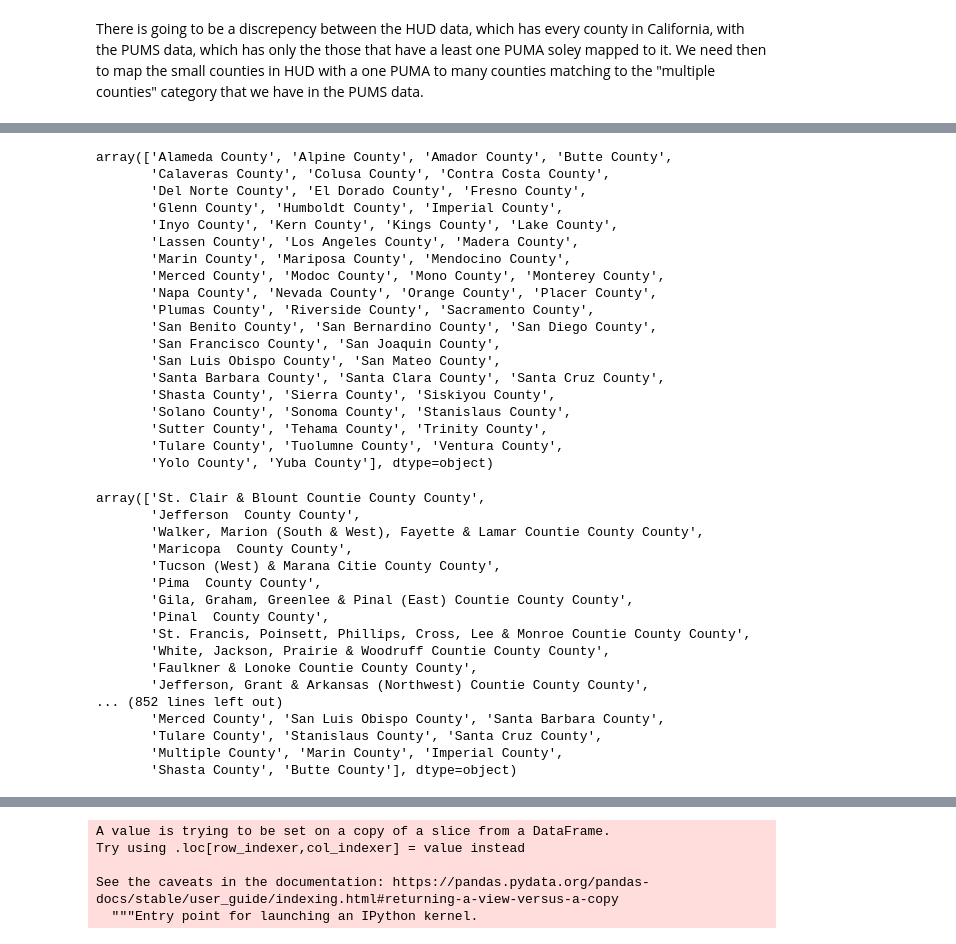
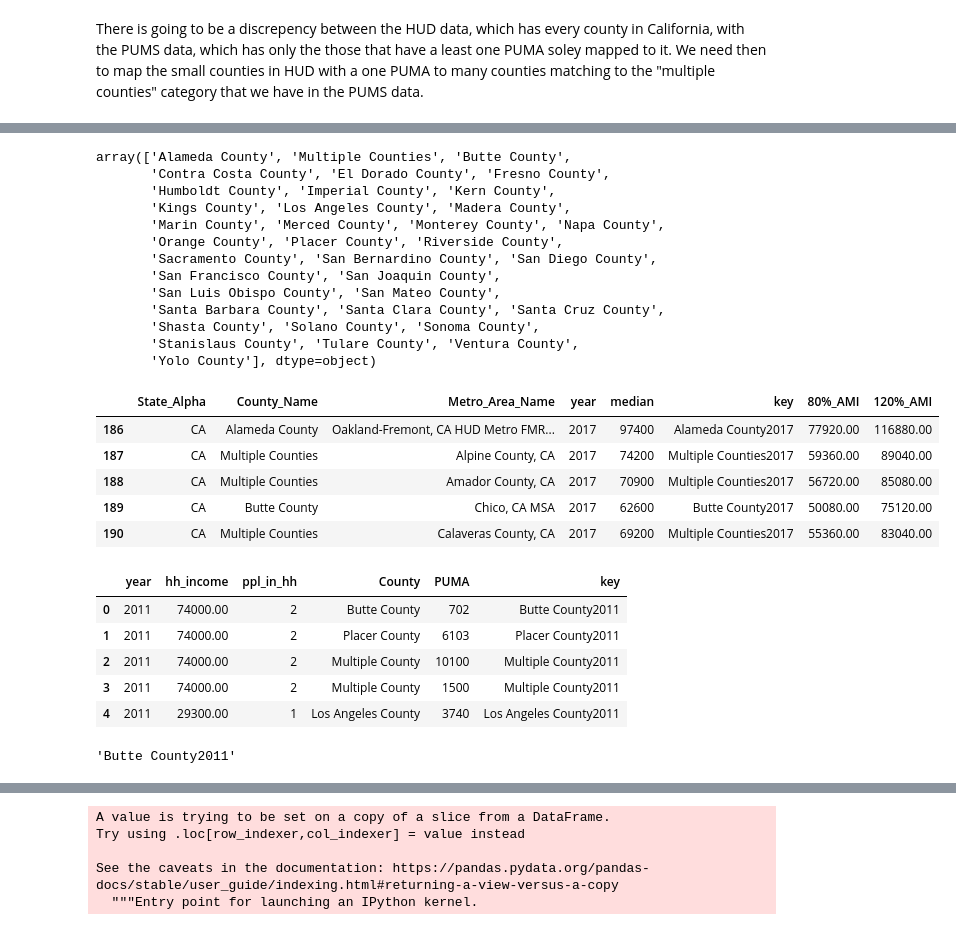
Before and after one commit to qunderriner/AMI_bands, a Jupyter notebook: AMI_Bands_Main_file_Clean-v2_12-7.ipynb, the cells around one changed output, grey strips where cells are left out. Cells and saved outputs as stored; diff of their text form; code cells hidden in the pictures.

```diff
--- a/AMI_Bands_Main_file_Clean-v2_12-7.ipynb
+++ b/AMI_Bands_Main_file_Clean-v2_12-7.ipynb
@@ -244,7 +214,12 @@ hud_set = set(df["County_Name"])#now want to map everything not present in this
 small_counties = hud_set.difference(pums_set)
 # %%
 def small_multiples(x):
+    """
+    This function returns "Multiple Counties" if county name is in the list of small counties, otherwise
+    keeps same value
+    """
     if x in small_counties:
         return "Multiple Counties"
     else:
         return x
+df["County_Name"] = df["County_Name"].apply(lambda x: small_multiples(x))
@@ -251,3 +235,2 @@ def small_multiples(x):
 # %%
-#df["County_Name"]
-df["County_Name"]df["County_Name"].apply(lambda x: small_multiples(x))
+df["County_Name"] = df["County_Name"].apply(lambda x: small_multiples(x))
@@ -267,23 +237,17 @@ Name: County_Name, Length: 580, dtype: object
 # %%
 df["County_Name"].unique()
 # %% [output]
-array(['Alameda County', 'Alpine County', 'Amador County', 'Butte County',
-       'Calaveras County', 'Colusa County', 'Contra Costa County',
-       'Del Norte County', 'El Dorado County', 'Fresno County',
-       'Glenn County', 'Humboldt County', 'Imperial County',
-       'Inyo County', 'Kern County', 'Kings County', 'Lake County',
-       'Lassen County', 'Los Angeles County', 'Madera County',
-       'Marin County', 'Mariposa County', 'Mendocino County',
-       'Merced County', 'Modoc County', 'Mono County', 'Monterey County',
-       'Napa County', 'Nevada County', 'Orange County', 'Placer County',
-       'Plumas County', 'Riverside County', 'Sacramento County',
-       'San Benito County', 'San Bernardino County', 'San Diego County',
+array(['Alameda County', 'Multiple Counties', 'Butte County',
+       'Contra Costa County', 'El Dorado County', 'Fresno County',
+       'Humboldt County', 'Imperial County', 'Kern County',
+       'Kings County', 'Los Angeles County', 'Madera County',
+       'Marin County', 'Merced County', 'Monterey County', 'Napa County',
+       'Orange County', 'Placer County', 'Riverside County',
+       'Sacramento County', 'San Bernardino County', 'San Diego County',
        'San Francisco County', 'San Joaquin County',
        'San Luis Obispo County', 'San Mateo County',
        'Santa Barbara County', 'Santa Clara County', 'Santa Cruz County',
-       'Shasta County', 'Sierra County', 'Siskiyou County',
-       'Solano County', 'Sonoma County', 'Stanislaus County',
-       'Sutter County', 'Tehama County', 'Trinity County',
-       'Tulare County', 'Tuolumne County', 'Ventura County',
-       'Yolo County', 'Yuba County'], dtype=object)
+       'Shasta County', 'Solano County', 'Sonoma County',
+       'Stanislaus County', 'Tulare County', 'Ventura County',
+       'Yolo County'], dtype=object)
 # %%
@@ -294,27 +256,16 @@ df["key"] = df["County_Name"] + df["year"].astype(str)
-# %%
-pums_ca.County.unique()
-# %% [output]
-array(['St. Clair & Blount Countie County County',
-       'Jefferson  County County',
-       'Walker, Marion (South & West), Fayette & Lamar Countie County County',
-       'Maricopa  County County',
-       'Tucson (West) & Marana Citie County County',
-       'Pima  County County',
-       'Gila, Graham, Greenlee & Pinal (East) Countie County County',
-       'Pinal  County County',
-       'St. Francis, Poinsett, Phillips, Cross, Lee & Monroe Countie County County',
-       'White, Jackson, Prairie & Woodruff Countie County County',
-       'Faulkner & Lonoke Countie County County',
-       'Jefferson, Grant & Arkansas (Northwest) Countie County County',
-... (852 lines left out)
-       'Merced County', 'San Luis Obispo County', 'Santa Barbara County',
-       'Tulare County', 'Stanislaus County', 'Santa Cruz County',
-       'Multiple County', 'Marin County', 'Imperial County',
-       'Shasta County', 'Butte County'], dtype=object)
 # %%
 #need to create range of values for each county
 df["80%_AMI"] = df["median"] * 0.8
 df["120%_AMI"] = df["median"] * 1.2
+# %%
+df.head()
+# %% [output]
+|  | State_Alpha | County_Name | Metro_Area_Name | year | median | key | 80%_AMI | 120%_AMI |
+| 186 | CA | Alameda County | Oakland-Fremont, CA HUD Metro FMR... | 2017 | 97400 | Alameda County2017 | 77920.00 | 116880.00 |
+| 187 | CA | Multiple Counties | Alpine County, CA | 2017 | 74200 | Multiple Counties2017 | 59360.00 | 89040.00 |
+| 188 | CA | Multiple Counties | Amador County, CA | 2017 | 70900 | Multiple Counties2017 | 56720.00 | 85080.00 |
+| 189 | CA | Butte County | Chico, CA MSA | 2017 | 62600 | Butte County2017 | 50080.00 | 75120.00 |
+| 190 | CA | Multiple Counties | Calaveras County, CA | 2017 | 69200 | Multiple Counties2017 | 55360.00 | 83040.00 |
 # %%
 #merge data
 df_merged = pums_ca.merge(df,on="key",how="left")
@@ -320,0 +273,13 @@ df_merged = pums_ca.merge(df,on="key",how="left")
+# %%
+pums_ca.head()
+# %% [output]
+|  | year | hh_income | ppl_in_hh | County | PUMA | key |
+| 0 | 2011 | 74000.00 | 2 | Butte County | 702 | Butte County2011 |
+| 1 | 2011 | 74000.00 | 2 | Placer County | 6103 | Placer County2011 |
+| 2 | 2011 | 74000.00 | 2 | Multiple County | 10100 | Multiple County2011 |
+| 3 | 2011 | 74000.00 | 2 | Multiple County | 1500 | Multiple County2011 |
+| 4 | 2011 | 29300.00 | 1 | Los Angeles County | 3740 | Los Angeles County2011 |
+# %%
+pums_ca["key"][0]
+# %% [output]
+'Butte County2011'
```
Also changed, not shown: parts of 18 cells of this notebook.
